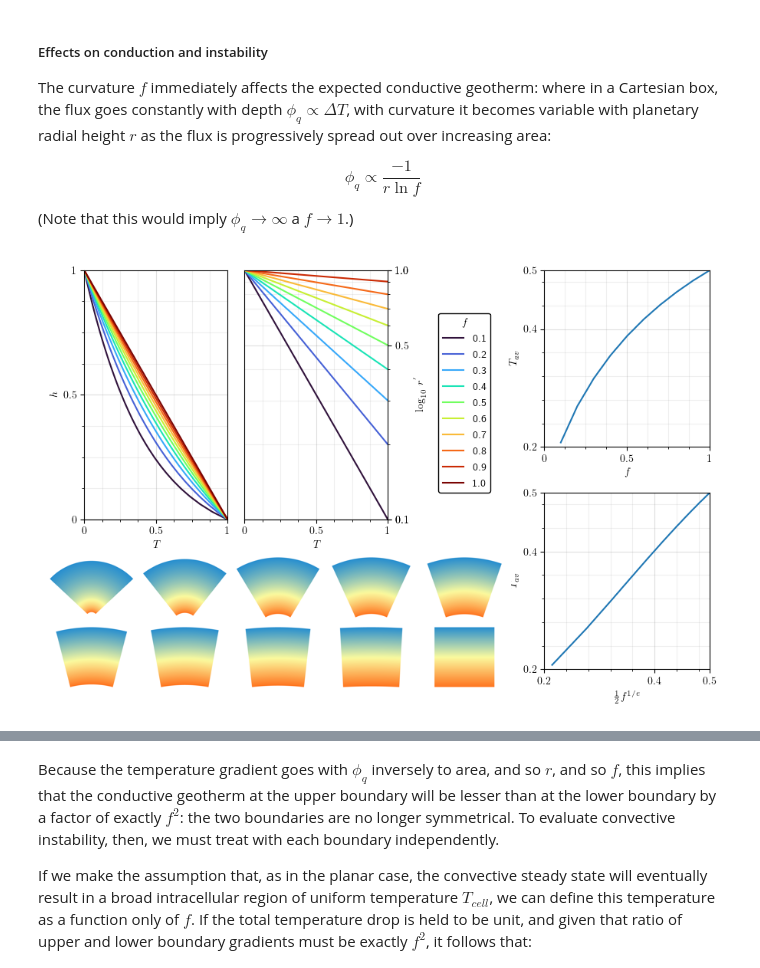
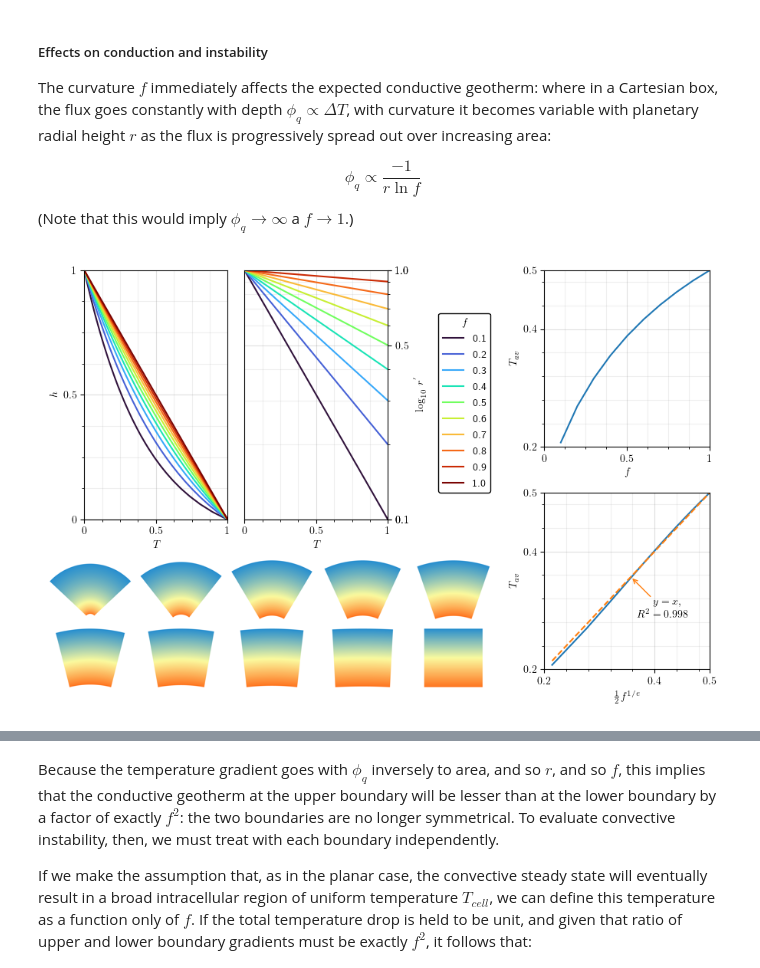
Before and after one commit to rsbyrne/thesis, a Jupyter notebook: _sources/content/chapter_04_linear/section02_background.ipynb, the cells around one changed output, grey strips where cells are left out. Saved outputs shown, nothing was run; the diff lists cells and outputs as text; code cells hidden in the pictures.

```diff
--- a/_sources/content/chapter_04_linear/section02_background.ipynb
+++ b/_sources/content/chapter_04_linear/section02_background.ipynb
@@ -256,34 +258,51 @@ ax2.props.legend.set_handles_labels(
     )
 ax2.props.legend.title.text = 'f'
 ax2.props.legend.title.visible = True
 ax2.props.legend.mplprops['bbox_to_anchor'] = (1.75, 0.85)
 # ax1.props.legend.mplprops['ncol'] = 2
 ax2.props.legend.frame.colour = 'black'
 ax2.props.legend.frame.visible = True
 
 canvas2 = Canvas(size = (3, 6), shape = (2, 1))
 
 ax1 = canvas2.make_ax(place = (0, 0))
 ax1.line(
     Channel(condfs, label = 'f', lims = (0, 1.), capped = (True, True)),
     Tchan := Channel(condavts, label = 'T_{av}', lims = (0.2, 0.5), capped = (True, True)),
     )
 
 def func(f):
     return 0.5 * f ** (1. / math.e)
+predf = np.array(list(map(func, condfs)))
 ax2 = canvas2.make_ax(place = (1, 0))
 ax2.line(
-    Channel(list(map(func, condfs)), label = r'\frac{1}{2}f^{1/e}', lims = (0.2, 0.5), capped = (True, True)),
+    predfchan := Channel(predf, label = r'\frac{1}{2}f^{1/e}', lims = (0.2, 0.5), capped = (True, True)),
     Tchan,
+    )
+linscore = r2_score(predf, condavts)
+ax2.line(
+    predfchan,
+    Channel(predfchan.data, lims = Tchan.lims, capped = Tchan.capped),
+    linestyle = '--'
+    )
+trendlabel = r'y=x, \\ R^2 =' + str(round(linscore, 3))
+ax2.annotate(
+    predf[3],
+    predf[3],
+    label = trendlabel,
+    points = (30, -30),
+    arrowProps = dict(arrowstyle = "->", color = '#ff7f0e'),
     )
 
 # fig = imop.hstack(imop.vstack(canvas1, thumbs), canvas2)
 fig = imop.paste(
     imop.hstack(canvas1, canvas2, pad = (255, 255, 255)),
-    imop.resize(thumbs, size = 0.19),
+    imop.resize(thumbs, size = 0.185),
     coord = (0.01, 0.95),
     corner = 'bl',
     )
-display(fig)
+
+glue("isocond", fig)
+glue("isocondr2", linscore, display = False)
 # %% [output]
-[figure, old version]
+[figure, new version]
```
Also changed, not shown: parts of 6 cells of this notebook, 7 other files.
